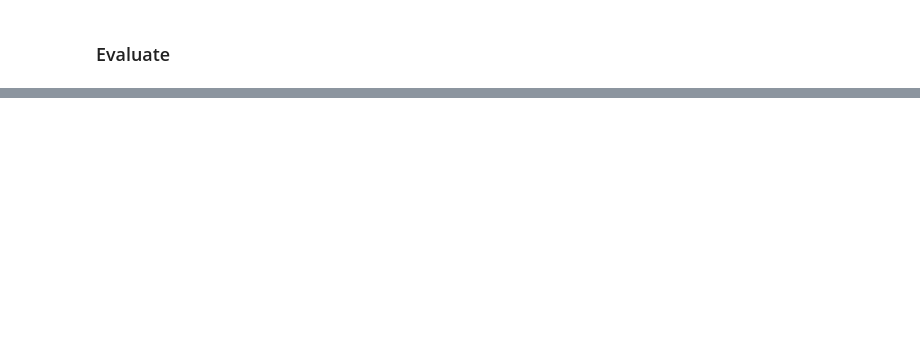
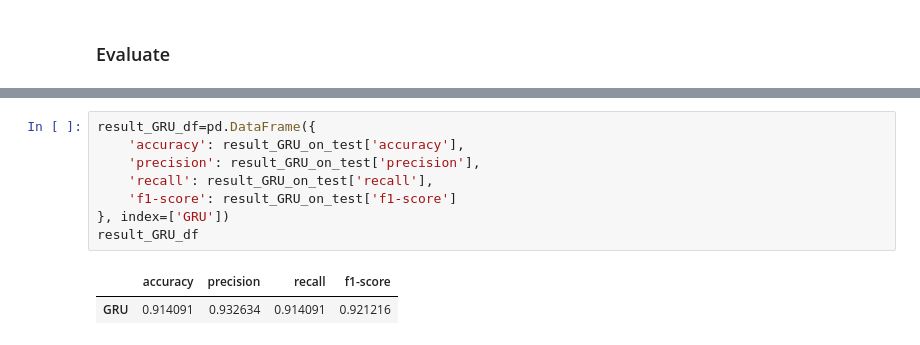
Before and after one commit to suncougn/Vietnamese-student-feedback-analysis, a Jupyter notebook: Student_feedback_analysis.ipynb, the cells around one changed output, grey strips where cells are left out. Drawn from its saved outputs; the diff is of its cells as text; blank space fills up the shorter version.

```diff
--- a/Student_feedback_analysis.ipynb
+++ b/Student_feedback_analysis.ipynb
@@ -285,0 +201,11 @@ plt.show()
+# %%
+result_GRU_df=pd.DataFrame({
+    'accuracy': result_GRU_on_test['accuracy'],
+    'precision': result_GRU_on_test['precision'],
+    'recall': result_GRU_on_test['recall'],
+    'f1-score': result_GRU_on_test['f1-score']
+}, index=['GRU'])
+result_GRU_df
+# %% [output]
+|  | accuracy | precision | recall | f1-score |
+| GRU | 0.914091 | 0.932634 | 0.914091 | 0.921216 |
```
Also changed, not shown: parts of 25 cells of this notebook, 12 other files.
